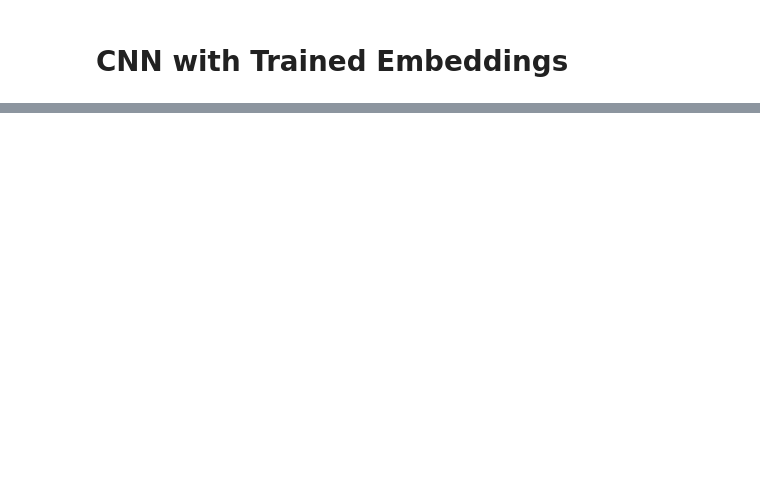
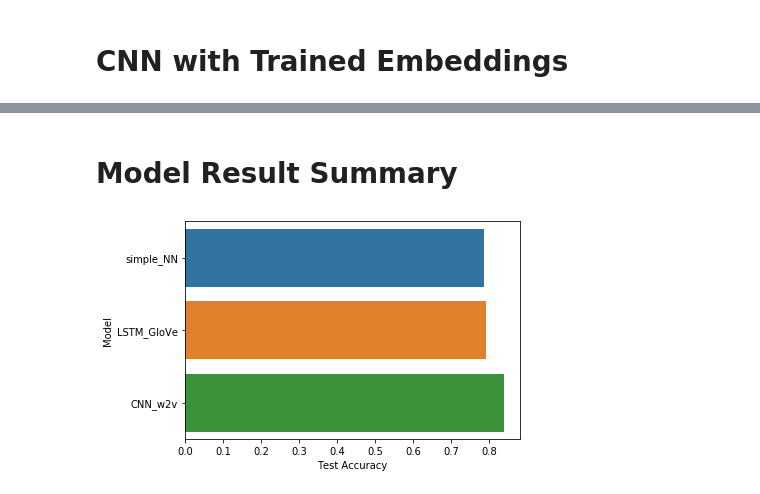
Before and after one commit to griffinbaum22/Trump-Twitter-Sentiment-Analysis, a Jupyter notebook: w2v_models.ipynb, the cells around one changed output, grey strips where cells are left out. Drawn from its saved outputs; the diff is of its cells as text; code cells hidden in the pictures; blank space fills up the shorter version.

```diff
--- a/w2v_models.ipynb
+++ b/w2v_models.ipynb
@@ -460,0 +490,15 @@ Testing Accuracy:  0.6169
+# %% [markdown]
+# Model Result Summary
+# %%
+import seaborn as sns
+
+models = ['simple_NN', 'CNN_w2v', 'LSTM_GloVe']
+
+model_acc = pd.DataFrame.from_dict({
+    'Model': models,
+    'Test Accuracy': [eval(m + '_accuracy') for m in models]
+}).sort_values(by = ['Test Accuracy']).set_index('Model')
+
+ax = sns.barplot(x = 'Test Accuracy', y = model_acc.index, data = model_acc)
+# %% [output]
+[figure, added]
```
Also changed, not shown: parts of 40 cells of this notebook.
